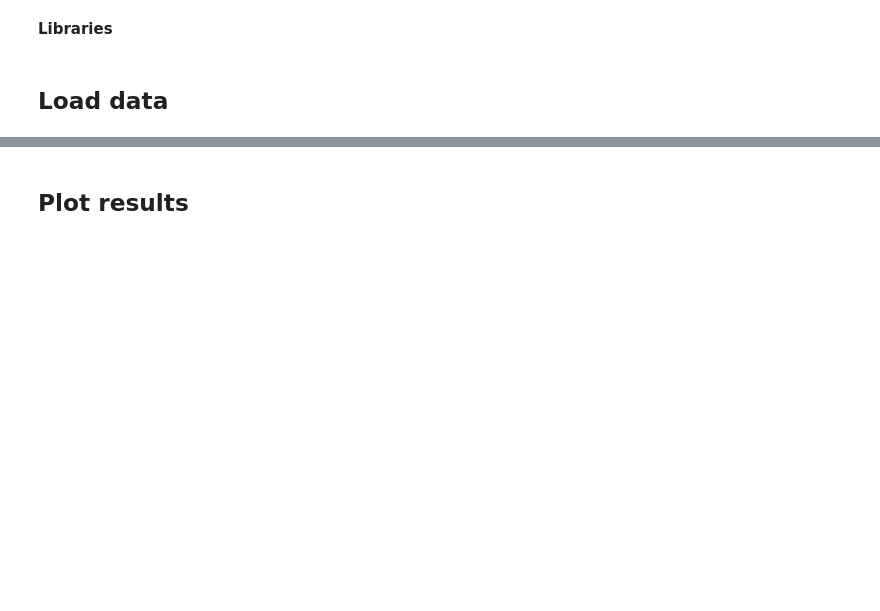
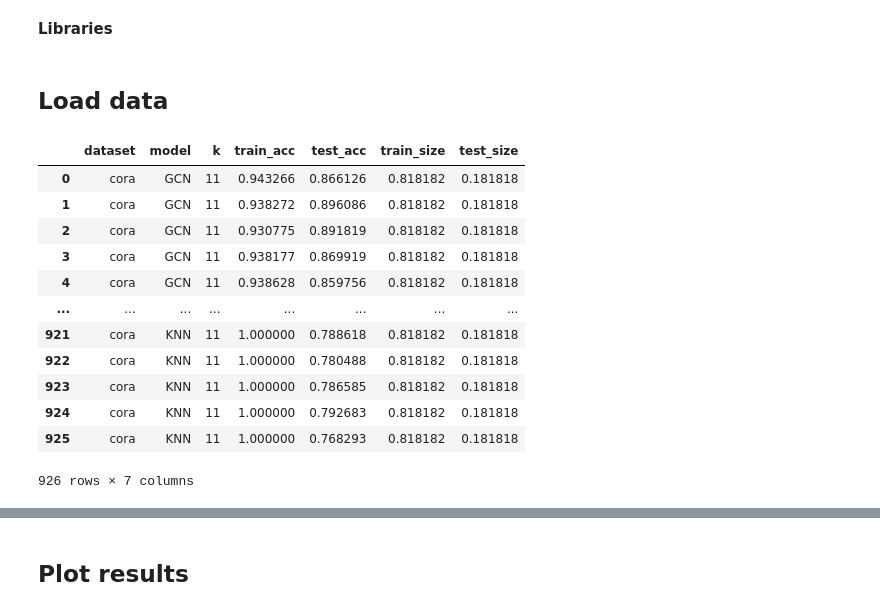
Before and after one commit to simondelarue/GNNsBenchmarkPerformance, a Jupyter notebook: notebooks/plots.ipynb, the cells around one changed output, grey strips where cells are left out. Saved outputs shown, nothing was run; the diff lists cells and outputs as text; code cells hidden in the pictures; blank space fills up the shorter version.

Commit message:
updated plots for Cora

```diff
--- a/notebooks/plots.ipynb
+++ b/notebooks/plots.ipynb
@@ -39,4 +90,20 @@ def data2df(path: str):
 # %%
 RUNPATH = os.path.join(os.path.dirname(os.getcwd()), 'runs')
 
-df = data2df(RUNPATH)
+# Store data into DataFrame
+df = data2df(RUNPATH, undir=True, penalized=True)
+df
+# %% [output]
+|  | dataset | model | k | train_acc | test_acc | train_size | test_size |
+| 0 | cora | GCN | 11 | 0.943266 | 0.866126 | 0.818182 | 0.181818 |
+| 1 | cora | GCN | 11 | 0.938272 | 0.896086 | 0.818182 | 0.181818 |
+| 2 | cora | GCN | 11 | 0.930775 | 0.891819 | 0.818182 | 0.181818 |
+| 3 | cora | GCN | 11 | 0.938177 | 0.869919 | 0.818182 | 0.181818 |
+| 4 | cora | GCN | 11 | 0.938628 | 0.859756 | 0.818182 | 0.181818 |
+| ... | ... | ... | ... | ... | ... | ... | ... |
+| 921 | cora | KNN | 11 | 1.000000 | 0.788618 | 0.818182 | 0.181818 |
+| 922 | cora | KNN | 11 | 1.000000 | 0.780488 | 0.818182 | 0.181818 |
+| 923 | cora | KNN | 11 | 1.000000 | 0.786585 | 0.818182 | 0.181818 |
+| 924 | cora | KNN | 11 | 1.000000 | 0.792683 | 0.818182 | 0.181818 |
+| 925 | cora | KNN | 11 | 1.000000 | 0.768293 | 0.818182 | 0.181818 |
+926 rows × 7 columns
```
Also changed, not shown: parts of 18 cells of this notebook.
